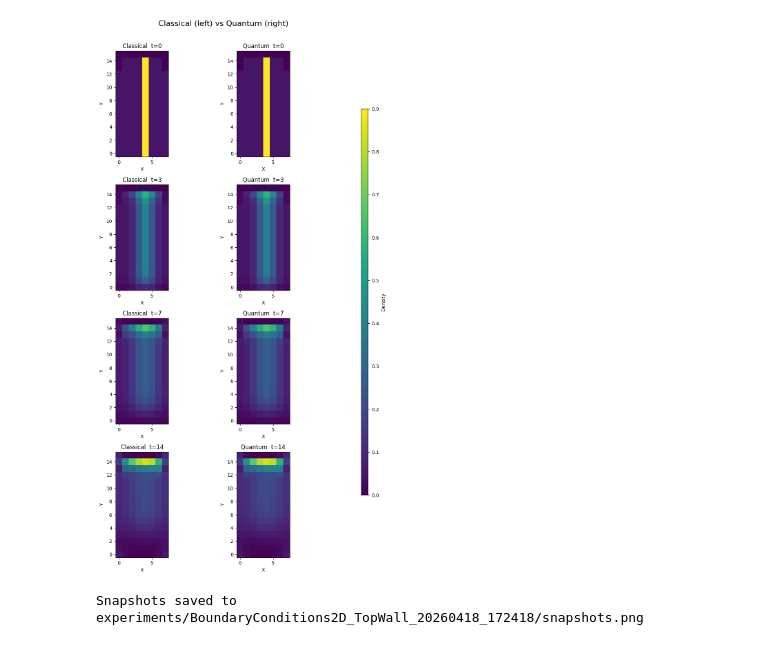
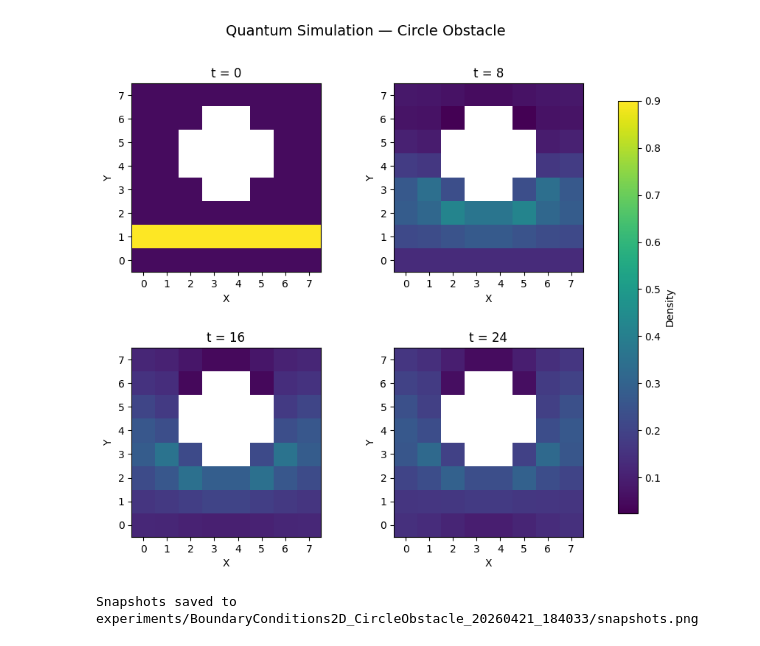
Before and after one commit to widdrr/qlbm, a Jupyter notebook: BoundaryConditions2D.ipynb, the cells around one changed output. Saved outputs shown, nothing was run; the diff lists cells and outputs as text; code cells hidden in the pictures.

```diff
--- a/BoundaryConditions2D.ipynb
+++ b/BoundaryConditions2D.ipynb
@@ -127,34 +134,39 @@ Iteration 15 running...
 # %%
-# Side-by-side snapshots (classical vs quantum)
-snapshot_iters = [0, NUM_ITERATIONS // 4, NUM_ITERATIONS // 2, NUM_ITERATIONS - 1]
+snapshot_iters = np.linspace(0, NUM_ITERATIONS - 1, 4, dtype=int).tolist()
 
-df_c = pd.read_csv(classical_csv, header=None)
 df_q = pd.read_csv(quantum_csv, header=None)
 
-vmin = min(df_c.values.min(), df_q.values.min())
-vmax = max(df_c.values.max(), df_q.values.max())
+# Compute global vmin/vmax across all snapshots for a consistent colour scale
+frames = []
+for t in snapshot_iters:
+    frame = df_q.iloc[t].values.reshape(GRID_SIZE, order='F').astype(float)
+    frame[wall_mask] = np.nan
+    frames.append(frame)
 
-fig, axes = plt.subplots(len(snapshot_iters), 2, figsize=(10, 4 * len(snapshot_iters)))
-fig.suptitle('Classical (left) vs Quantum (right)', fontsize=16, y=1.01)
+vmin = min(np.nanmin(f) for f in frames)
+vmax = max(np.nanmax(f) for f in frames)
 
-for row, t in enumerate(snapshot_iters):
-    for col, (df, label) in enumerate([(df_c, 'Classical'), (df_q, 'Quantum')]):
-        ax = axes[row, col]
-        frame = df.iloc[t].values.reshape(GRID_SIZE, order='F')
-        im = ax.imshow(frame.T, cmap='viridis', origin='lower', vmin=vmin, vmax=vmax)
-        ax.set_title(f'{label}  t={t}')
-        ax.set_xlabel('X'); ax.set_ylabel('Y')
+fig, axes = plt.subplots(2, 2, figsize=(9, 8))
+fig.suptitle('Quantum Simulation — Circle Obstacle', fontsize=14)
 
-fig.subplots_adjust(right=0.88)
-cbar_ax = fig.add_axes([0.90, 0.15, 0.02, 0.7])
+for idx, (t, frame) in enumerate(zip(snapshot_iters, frames)):
+    ax = axes[idx // 2, idx % 2]
+    im = ax.imshow(frame.T, cmap='viridis', origin='lower', vmin=vmin, vmax=vmax)
+    ax.set_title(f't = {t}')
+    ax.set_xlabel('X'); ax.set_ylabel('Y')
+    ax.set_xticks(range(Nx))
+    ax.set_yticks(range(Ny))
+
+fig.subplots_adjust(right=0.85, hspace=0.4)
+cbar_ax = fig.add_axes([0.88, 0.15, 0.03, 0.7])
 fig.colorbar(im, cax=cbar_ax, label='Density')
-plt.tight_layout(rect=[0, 0, 0.88, 1.0])
+
 plt.savefig(f"{dirname}/snapshots.png", dpi=300, bbox_inches='tight')
 plt.show()
 print(f"Snapshots saved to {dirname}/snapshots.png")
 # %% [output]
-[figure, old version]
+[figure, new version]
-Snapshots saved to experiments/BoundaryConditions2D_TopWall_20260418_172418/snapshots.png
+Snapshots saved to experiments/BoundaryConditions2D_CircleObstacle_20260421_184033/snapshots.png
 # %%
 # RMSE between classical and quantum over time
 qlbm.save_rmse_comparison(classical_csv, quantum_csv, GRID_SIZE, f"{dirname}/rmse.png")
```
Also changed, not shown: parts of 7 cells of this notebook, 24 other files.
